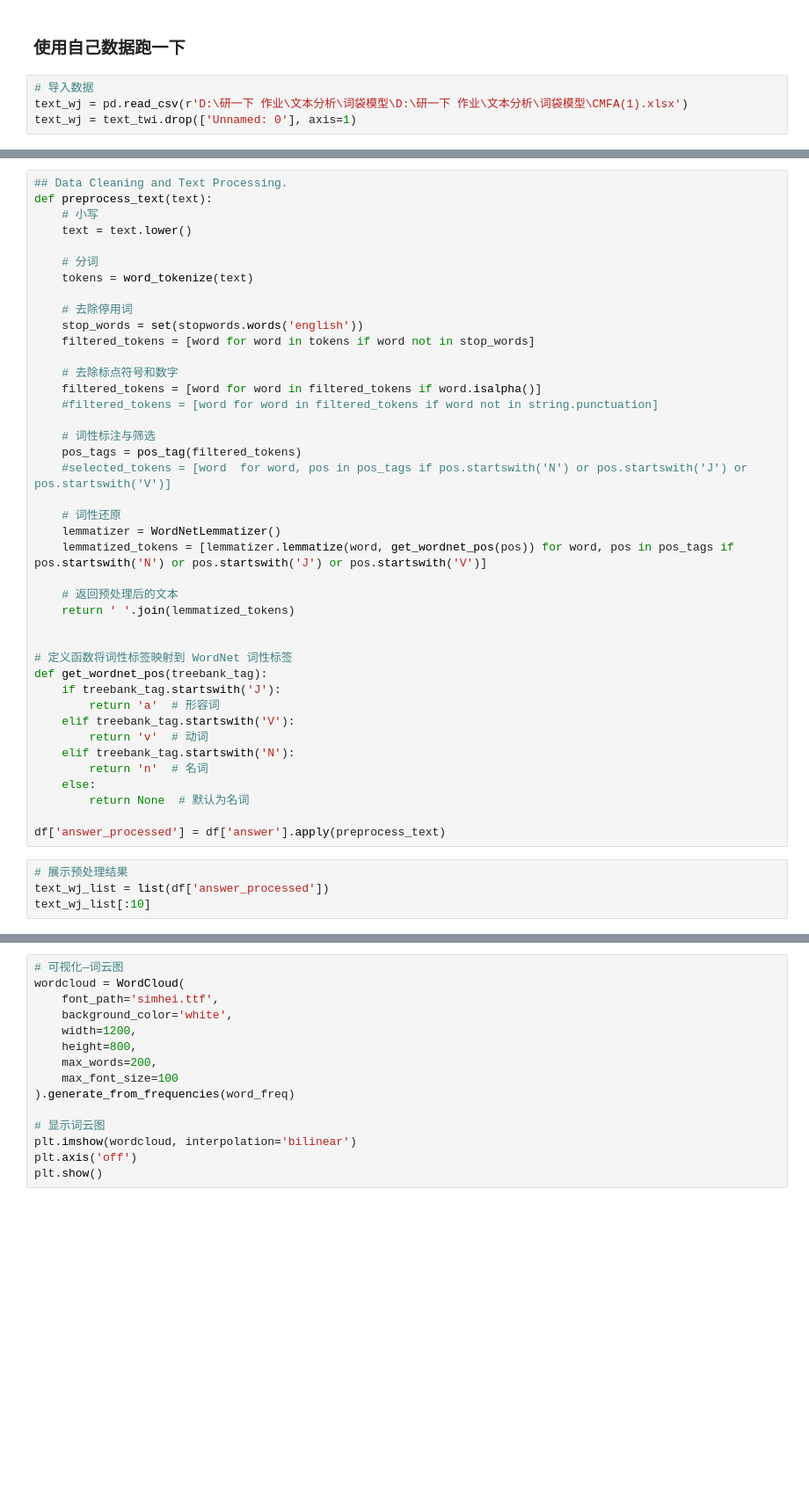
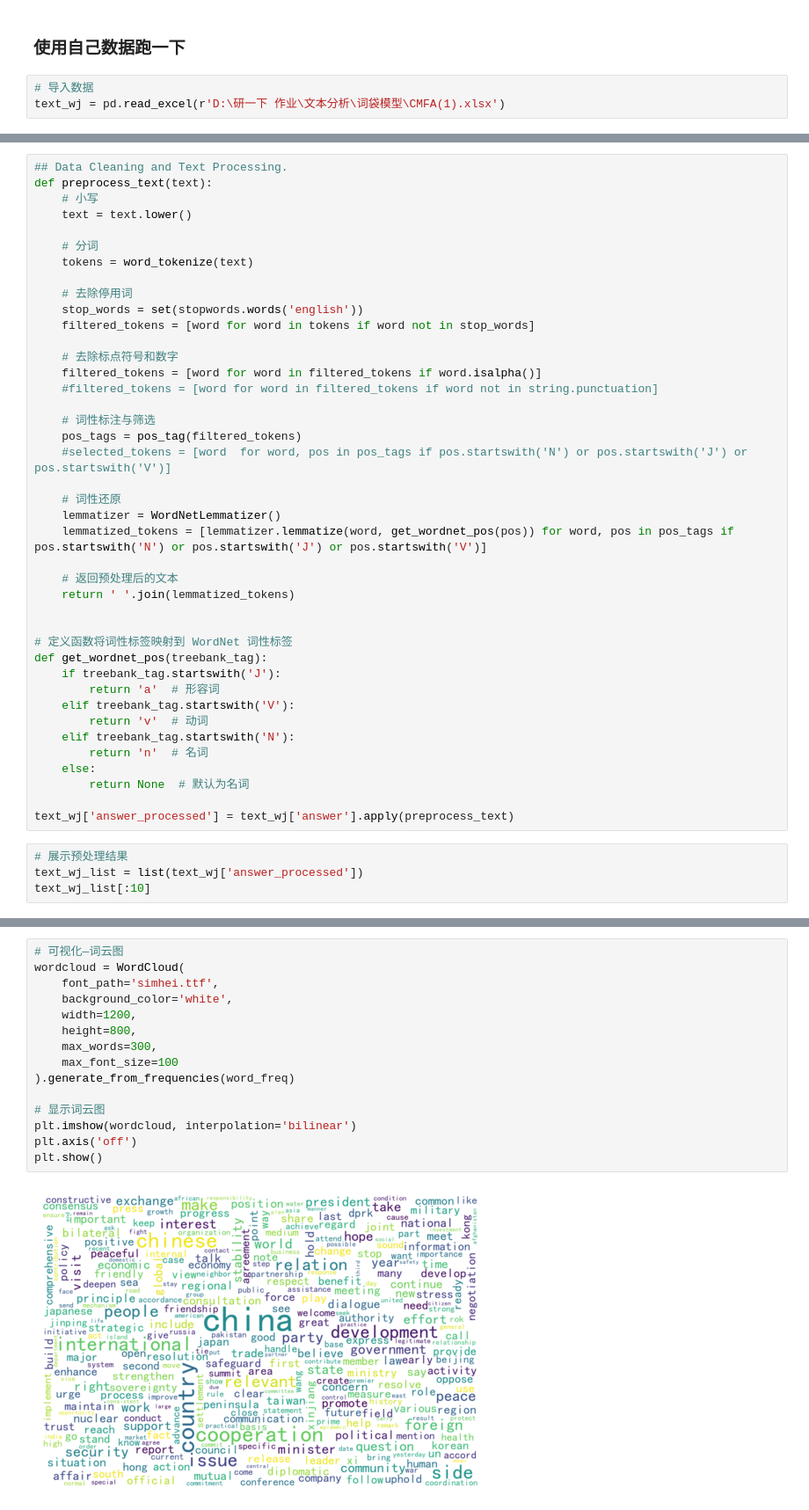
Before and after one commit to zhou-zhen-feng/text_analysis, a Jupyter notebook: 【个人数据+样例数据】词袋模型.ipynb, the cells around one changed output, grey strips where cells are left out. Shown at 88% size. Cells and saved outputs as stored; diff of their text form; blank space fills up the shorter version.

```diff
--- a/【个人数据+样例数据】词袋模型.ipynb
+++ b/【个人数据+样例数据】词袋模型.ipynb
@@ -242,7 +277,6 @@ plt.show()
 ### 使用自己数据跑一下
 # %%
 # 导入数据
-text_wj = pd.read_csv(r'D:\研一下 作业\文本分析\词袋模型\D:\研一下 作业\文本分析\词袋模型\CMFA(1).xlsx')
-text_wj = text_twi.drop(['Unnamed: 0'], axis=1)
+text_wj = pd.read_excel(r'D:\研一下 作业\文本分析\词袋模型\CMFA(1).xlsx')
 # %%
 text_wj.head()
@@ -286,8 +328,8 @@ def get_wordnet_pos(treebank_tag):
     else:
         return None  # 默认为名词
 
-df['answer_processed'] = df['answer'].apply(preprocess_text)
+text_wj['answer_processed'] = text_wj['answer'].apply(preprocess_text)
 # %%
 # 展示预处理结果
-text_wj_list = list(df['answer_processed'])
+text_wj_list = list(text_wj['answer_processed'])
 text_wj_list[:10]
@@ -310,15 +381,17 @@ sorted(word_freq.items(), key=lambda x: x[1], reverse=True)
 # %%
 # 可视化—词云图
 wordcloud = WordCloud(
     font_path='simhei.ttf',
     background_color='white',
     width=1200,
     height=800,
-    max_words=200,
+    max_words=300,
     max_font_size=100
 ).generate_from_frequencies(word_freq)
 
 # 显示词云图
 plt.imshow(wordcloud, interpolation='bilinear')
 plt.axis('off')
 plt.show()
+# %% [output]
+[figure, added]
```
Also changed, not shown: parts of 7 cells of this notebook.
